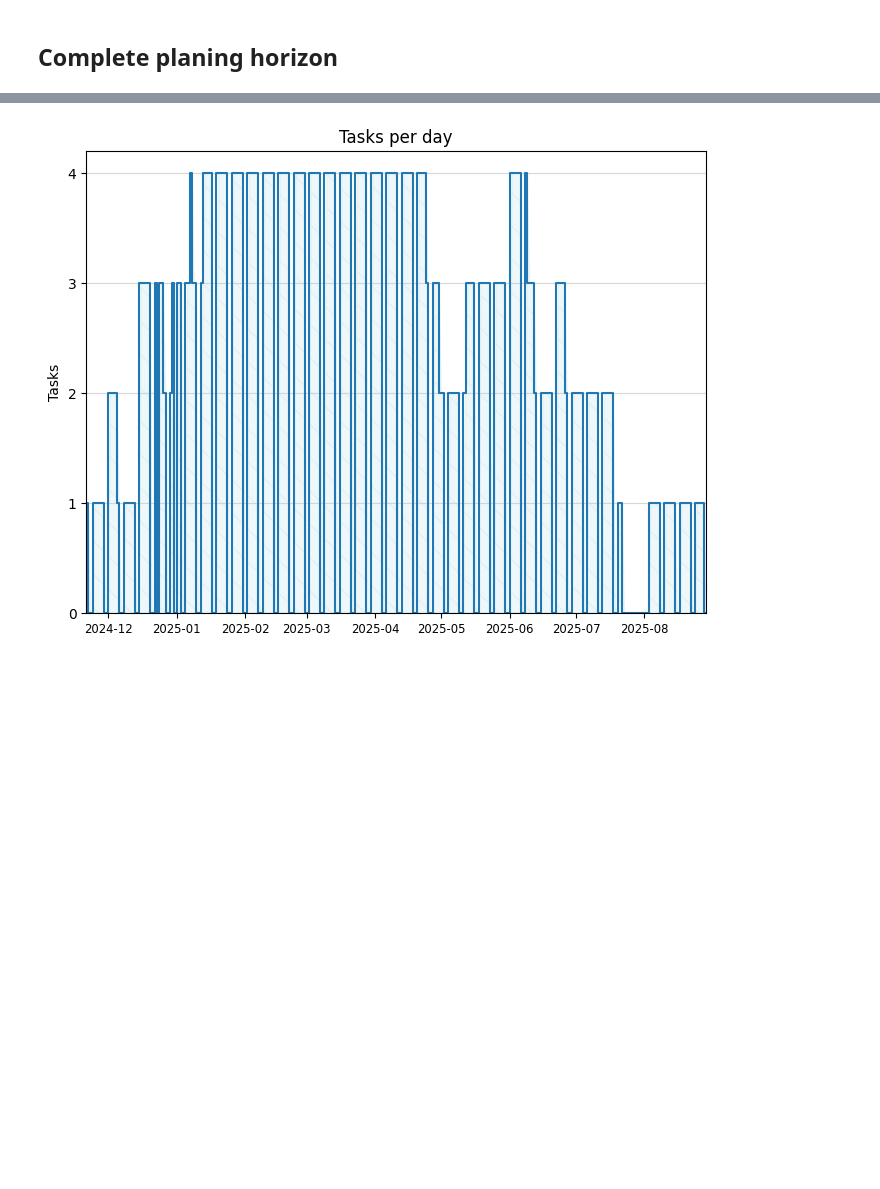
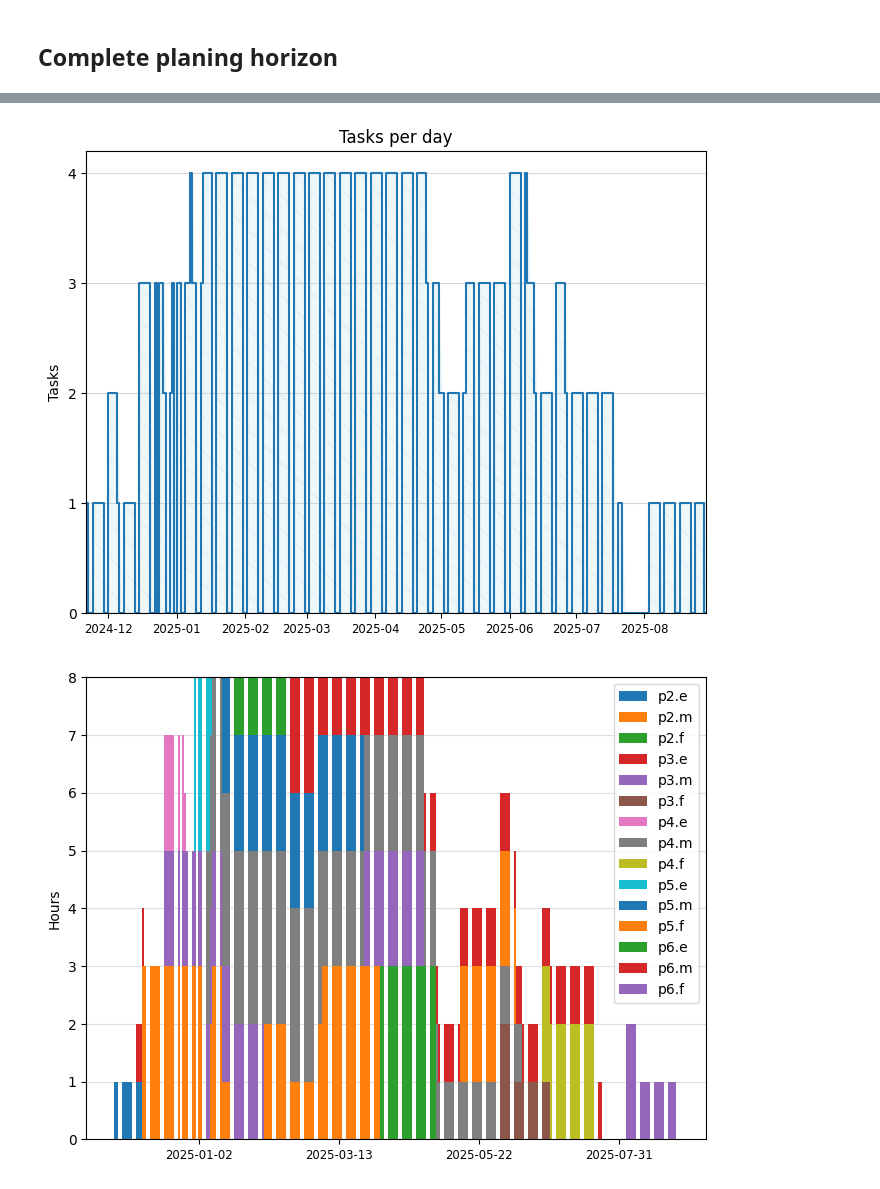
Before and after one commit to romz-pl/Jupyter-Python, a Jupyter notebook: 01-schedule/schedule.ipynb, the cells around one changed output, grey strips where cells are left out. Cells and saved outputs as stored; diff of their text form; code cells hidden in the pictures; blank space fills up the shorter version.

Commit message:
Add function creating stacked chart

```diff
--- a/01-schedule/schedule.ipynb
+++ b/01-schedule/schedule.ipynb
@@ -58,15 +60,53 @@ def plot_tasks_per_day(df_inp, figure_path):
     fig.set_size_inches(8, 6)
     plt.savefig(figure_path, bbox_inches="tight", dpi = 100)
     # plt.close()
+# %%
+def get_date_format():
+    return "%Y-%m-%d"
+
+def string_to_date(d):
+    return datetime.datetime.strptime(d, get_date_format()).date()
+
+def number_of_days_between(str1, str2):
+    d1 = string_to_date(str1)
+    d2 = string_to_date(str2)
+    return (d2 - d1).days + 1
+# %%
+def plot_tasks_per_day_stacked(df, figure_path, start_day, end_day):
+    days = pd.date_range(start=start_day, end=end_day, freq="D")
+    bottom = np.zeros(number_of_days_between(start_day, end_day))
+
+    width = 1.0
+    fig, ax = plt.subplots()
+    for idx in df.index:
+        task = df.loc[idx, days.astype("str")]
+        if task.sum() > 0:
+            rects = ax.bar(days, task, width, label="{name}".format(name=df.iat[idx, 0]), bottom=bottom)
+            bottom += task
+
+    ax.set_ylabel('Hours')
+    ax.xaxis.set_major_locator(tck.MaxNLocator(5, integer=True, steps=[1, 2, 7]))
+    # ax.set_xlim([days[0], days[-1]])
+    ax.tick_params(axis='x', labelsize='small')
+    ax.yaxis.set_major_locator(tck.MultipleLocator(1))
+    ax.set_ylim(0)
+    ax.legend(loc="upper right")
+    ax.yaxis.grid(alpha=0.4)
+    ax.set_axisbelow(True)
+    fig.set_size_inches(8, 6)
+    plt.savefig(figure_path, bbox_inches="tight", dpi = 100)
+    # plt.close()
 # %% [markdown]
 ## Complete planing horizon
 # %%
 df = pd.read_csv("./input/schedule_a.csv")
 plot_hours_per_day(df, "./output/hours_a.png")
 plot_tasks_per_day(df, "./output/tasks_a.png")
+plot_tasks_per_day_stacked(df, "./output/stacked_a.png", df.columns[1], df.columns[-1])
 # %% [output]
 [figure]
 [figure]
+[figure, added]
 # %%
 df = pd.read_csv("./input/schedule_b.csv")
 plot_hours_per_day(df, "./output/hours_b.png")
```
Also changed, not shown: parts of 2 cells of this notebook, 3 other files.
